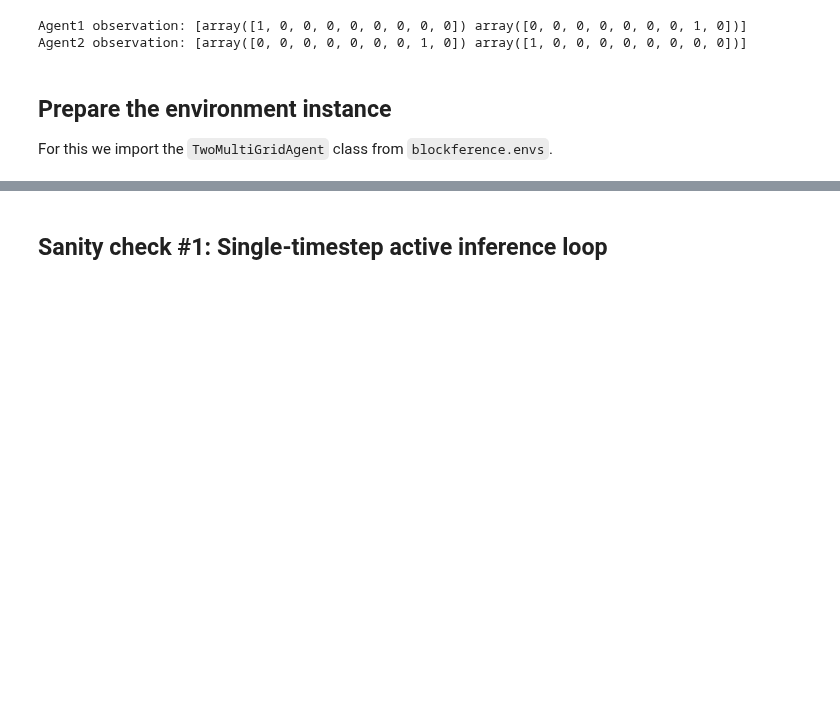
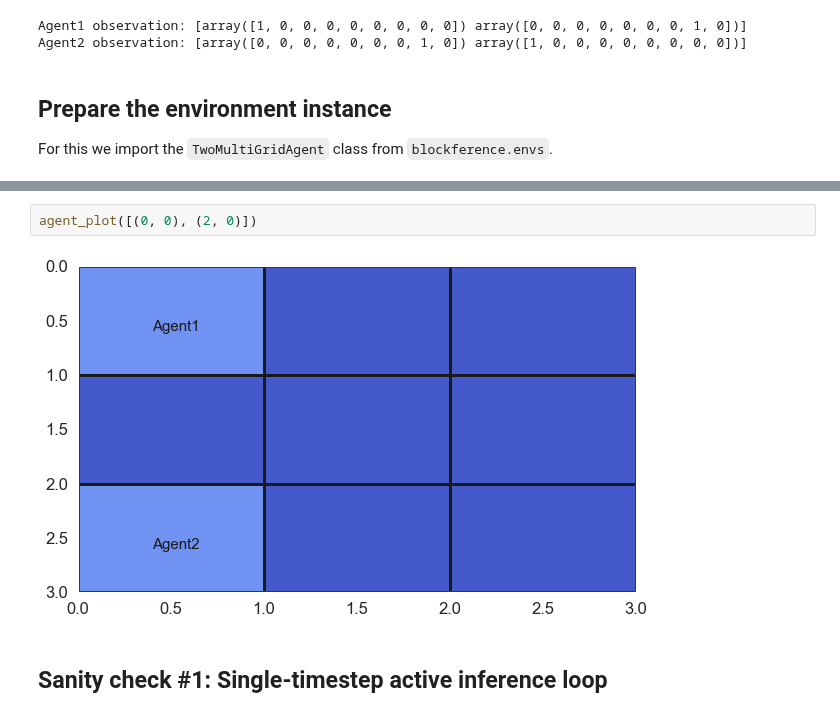
Before and after one commit to ActiveInferenceInstitute/ActiveBlockference, a Jupyter notebook: notebooks/simple_gridworld/two_multi_agent.ipynb, the cells around one changed output, grey strips where cells are left out. Drawn from its saved outputs; the diff is of its cells as text; blank space fills up the shorter version.

```diff
--- a/notebooks/simple_gridworld/two_multi_agent.ipynb
+++ b/notebooks/simple_gridworld/two_multi_agent.ipynb
@@ -397,3 +607,7 @@ Initial observation vectors of the agents: [array([array([1, 0, 0, 0, 0, 0, 0, 0
+# %%
+agent_plot([(0, 0), (2, 0)])
+# %% [output]
+[figure, added]
 # %% [markdown]
 ## Sanity check #1: Single-timestep active inference loop
 # %%
```
Also changed, not shown: parts of 19 cells of this notebook, 2 other files.
